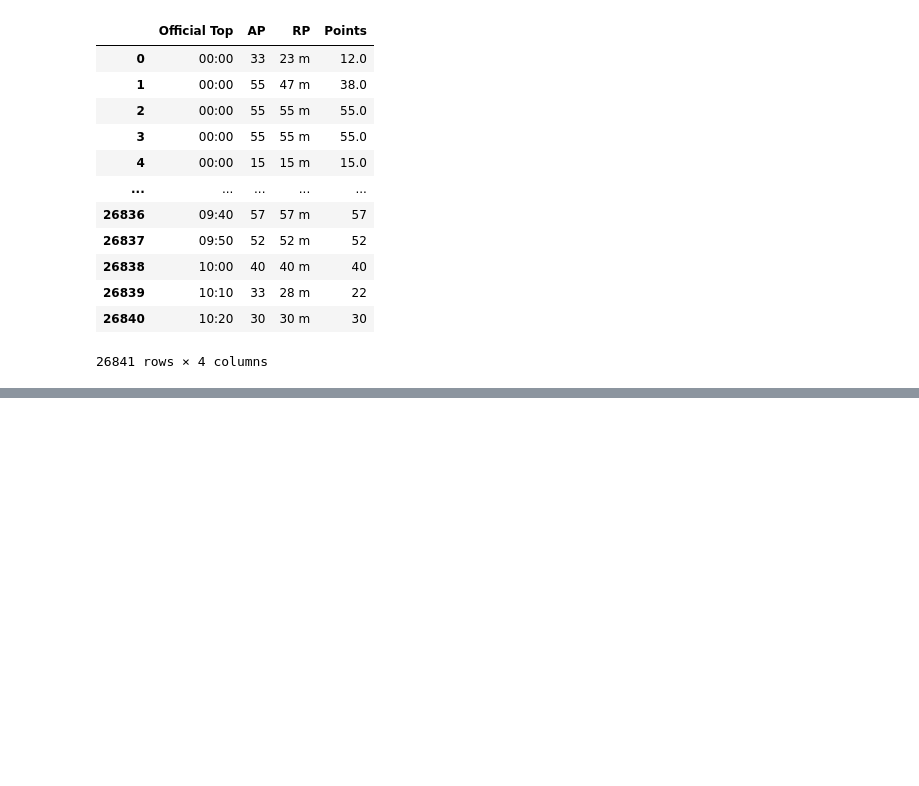
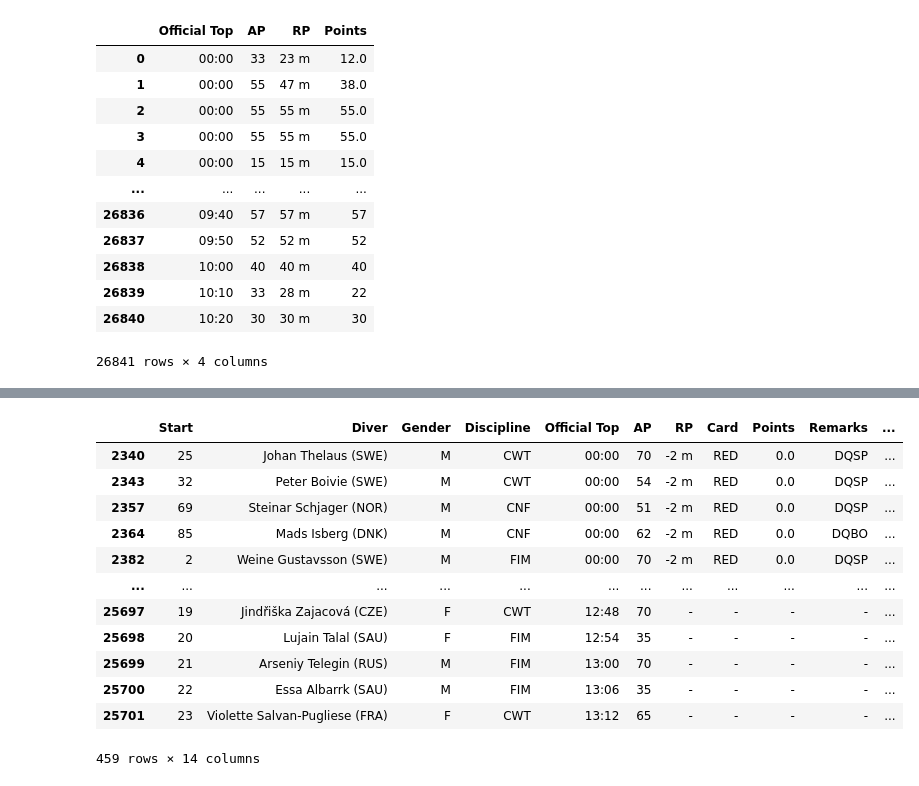
Before and after one commit to Todin13/Projet_semmestre_3_machine_learning, a Jupyter notebook: Analyse_dataset.ipynb, the cells around one changed output, grey strips where cells are left out. Cells and saved outputs as stored; diff of their text form; code cells hidden in the pictures; blank space fills up the shorter version.

```diff
--- a/Analyse_dataset.ipynb
+++ b/Analyse_dataset.ipynb
@@ -148,0 +120,16 @@ df_m = dataset[dataset['Gender'] == "M"]
+# %%
+dataset[dataset['RP'].str.contains('-')]
+# %% [output]
+|  | Start | Diver | Gender | Discipline | Official Top | AP | RP | Card | Points | Remarks | ... |
+| 2340 | 25 | Johan Thelaus (SWE) | M | CWT | 00:00 | 70 | -2 m | RED | 0.0 | DQSP | ... |
+| 2343 | 32 | Peter Boivie (SWE) | M | CWT | 00:00 | 54 | -2 m | RED | 0.0 | DQSP | ... |
+| 2357 | 69 | Steinar Schjager (NOR) | M | CNF | 00:00 | 51 | -2 m | RED | 0.0 | DQSP | ... |
+| 2364 | 85 | Mads Isberg (DNK) | M | CNF | 00:00 | 62 | -2 m | RED | 0.0 | DQBO | ... |
+| 2382 | 2 | Weine Gustavsson (SWE) | M | FIM | 00:00 | 70 | -2 m | RED | 0.0 | DQSP | ... |
+| ... | ... | ... | ... | ... | ... | ... | ... | ... | ... | ... | ... |
+| 25697 | 19 | Jindřiška Zajacová (CZE) | F | CWT | 12:48 | 70 | - | - | - | - | ... |
+| 25698 | 20 | Lujain Talal (SAU) | F | FIM | 12:54 | 35 | - | - | - | - | ... |
+| 25699 | 21 | Arseniy Telegin (RUS) | M | FIM | 13:00 | 70 | - | - | - | - | ... |
+| 25700 | 22 | Essa Albarrk (SAU) | M | FIM | 13:06 | 35 | - | - | - | - | ... |
+| 25701 | 23 | Violette Salvan-Pugliese (FRA) | F | CWT | 13:12 | 65 | - | - | - | - | ... |
+459 rows × 14 columns
```
Also changed, not shown: parts of 19 cells of this notebook.
